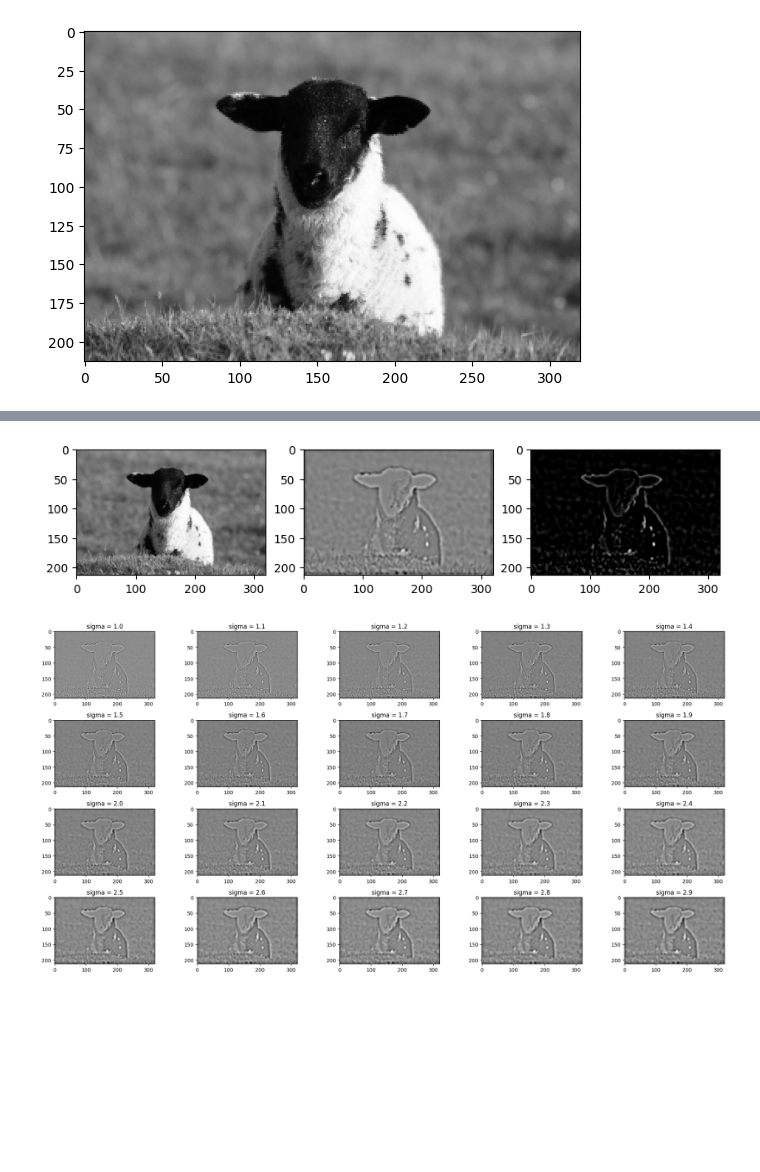
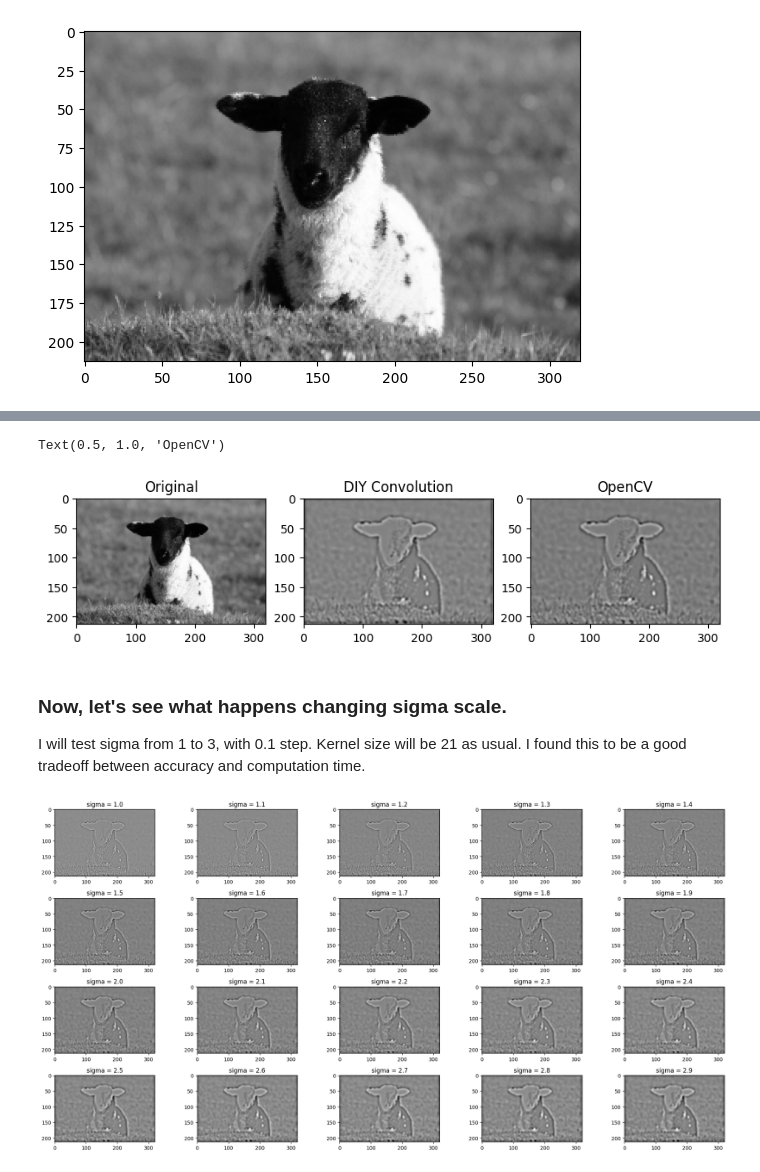
Before and after one commit to vornao/ispr-assignments, a Jupyter notebook: assignment-one/main.ipynb, the cells around one changed output, grey strips where cells are left out. Cells and saved outputs as stored; diff of their text form; code cells hidden in the pictures; blank space fills up the shorter version.

```diff
--- a/assignment-one/main.ipynb
+++ b/assignment-one/main.ipynb
@@ -18,6 +30,5 @@ plt.show()
 # %%
 def convolve(img, kernel) -> np.ndarray:
-    # get dimensions of image and kernel
     h, w = img.shape
     kh, kw = kernel.shape
     conv = np.zeros((h, w))
@@ -25,11 +36,13 @@ def convolve(img, kernel) -> np.ndarray:
     # some padding
     img = np.pad(img, (kh//2, kw//2), 'constant')
 
-    @numba.jit(nopython=True)
+    # separate function for numba
+    #@numba.jit(nopython=True)
     def process(img, h, w, kh, kw, conv):
         # iterate over image
         for x in range(h):
             for y in range(w):
+                # of course using compact numpy notation instead of explicit loops for sum
                 conv[x, y] = (kernel * img[x: x+kh, y: y+kw]).sum()
         return conv
 
@@ -48,8 +79,13 @@ def laplacian_of_gaussian(dim, sigma=1, k=1):
 # %%
-kernel = laplacian_of_gaussian(35, 2)
-fig, axs = plt.subplots(1,2, figsize=(11, 5))
+kernel = laplacian_of_gaussian(21, 2)
+fig, axs = plt.subplots(1,2, figsize=(10, 5))
 
-axs[0].imshow(convolve(img, -kernel), cmap='gray')
+# normalizing image to [0, 1]
+axs[0].imshow(convolve(img/255, kernel), cmap='gray')
+
+axs[0].set_title('Convolution')
 axs[1].imshow(kernel, cmap='gray')
+axs[1].set_title('LoG (σ=2)')
+axs[1].set_xticks([])
 fig.tight_layout()
 # %% [output]
@@ -57,12 +98,21 @@ fig.tight_layout()
 # %%
-filtered = convolve(img, kernel)
-fig, axs = plt.subplots(1, 3, figsize=(10, 10))
-axs[0].imshow(img, cmap='gray')
+filtered = convolve(img/255, kernel)
+fig, axs = plt.subplots(1, 3, figsize=(10, 5))
+axs[0].imshow(img/255, cmap='gray')
 axs[1].imshow(filtered, cmap='gray')
-axs[2].imshow(cv2.filter2D(img, -10, kernel), cmap='gray')
-plt.show()
+axs[2].imshow(cv2.filter2D(img/255, -1, kernel), cmap='gray')
+
+axs[0].set_title('Original')
+axs[1].set_title('DIY Convolution')
+axs[2].set_title('OpenCV')
 # %% [output]
+Text(0.5, 1.0, 'OpenCV')
-[figure, old version]
+[figure, new version]
+# %% [markdown]
+### Now, let's see what happens changing sigma scale.
+
+I will test sigma from 1 to 3, with 0.1 step.
+Kernel size will be 21 as usual. I found this to be a good tradeoff between accuracy and computation time.
 # %%
 # try 10 values of sigma and plot it in range 1.5 to 2.5 with step 0.1
 sigmas = np.arange(1, 3, 0.1)
```
Also changed, not shown: parts of 20 cells of this notebook.
